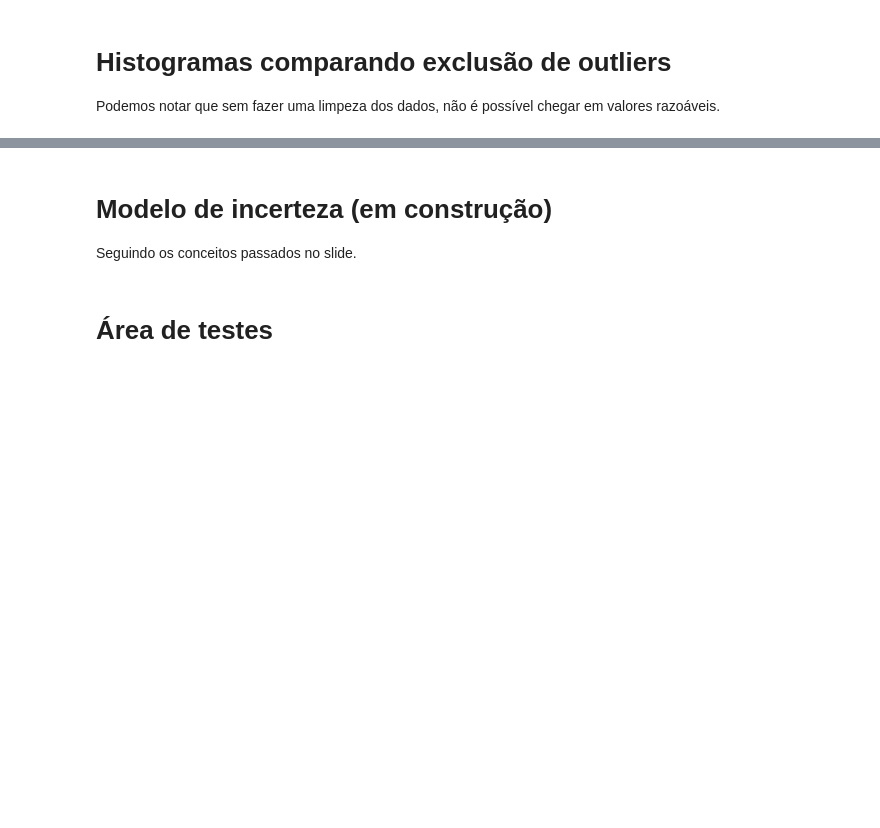
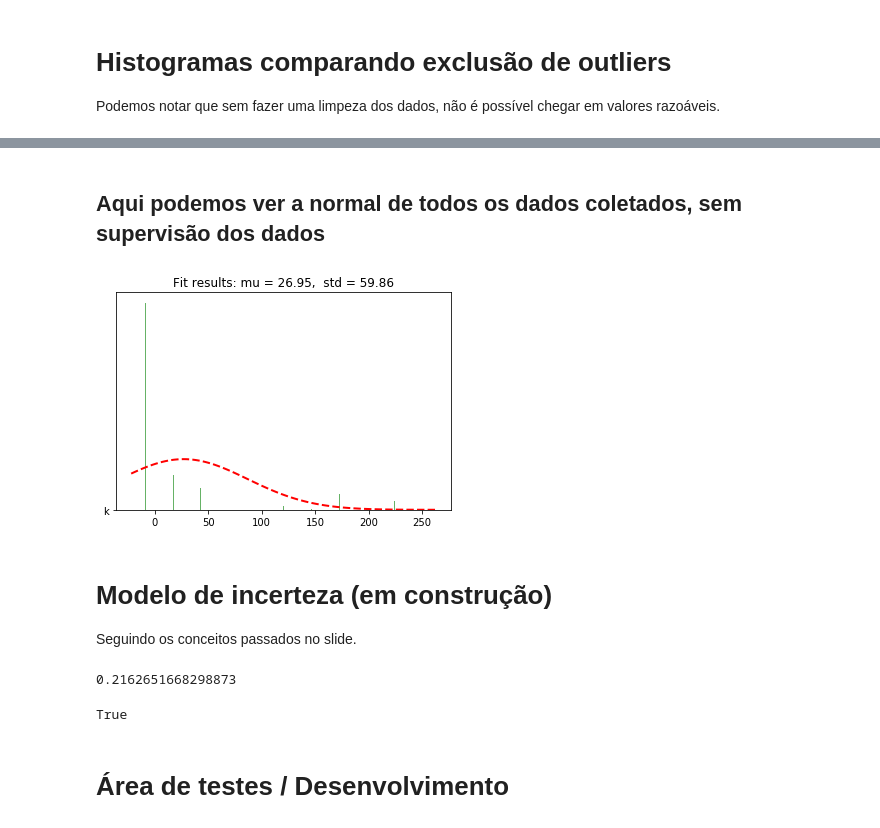
Before and after one commit to fsfelix/mac0318, a Jupyter notebook: Projeto9/Projeto 9.ipynb, the cells around one changed output, grey strips where cells are left out. Drawn from its saved outputs; the diff is of its cells as text; code cells hidden in the pictures; blank space fills up the shorter version.

```diff
--- a/Projeto9/Projeto 9.ipynb
+++ b/Projeto9/Projeto 9.ipynb
@@ -152,3 +166,14 @@ for filename in filenames:
+# %% [markdown]
+## Aqui podemos ver a normal de todos os dados coletados, sem supervisão dos dados
+# %%
+df_total = []
+for filename in filenames:
+    df_total.append(infos_sujas(filename))
+df_total = pd.concat(df_total)
+df_total = erro(df_total)
+normal_hist_df(df_total)
+# %% [output]
+[figure, added]
 # %% [markdown]
 # Modelo de incerteza (em construção)
 
@@ -191,2 +222,19 @@ class modelo_incerteza:
+# %%
+df_total = []
+for filename in filenames:
+    df_total.append(infos_sujas(filename))
+df_total = pd.concat(df_total)
+df_total = erro(df_total)
+
+# normal_hist_df(df_total)
+# df_total.mean()
+# model = modelo_incerteza(df_total)
+model.prob(24.5, 25)
+# %% [output]
+0.2162651668298873
+# %%
+3.1525171551450254e-67 < 1
+# %% [output]
+True
 # %% [markdown]
-# Área de testes
+# Área de testes / Desenvolvimento
```
Also changed, not shown: parts of 10 cells of this notebook.
